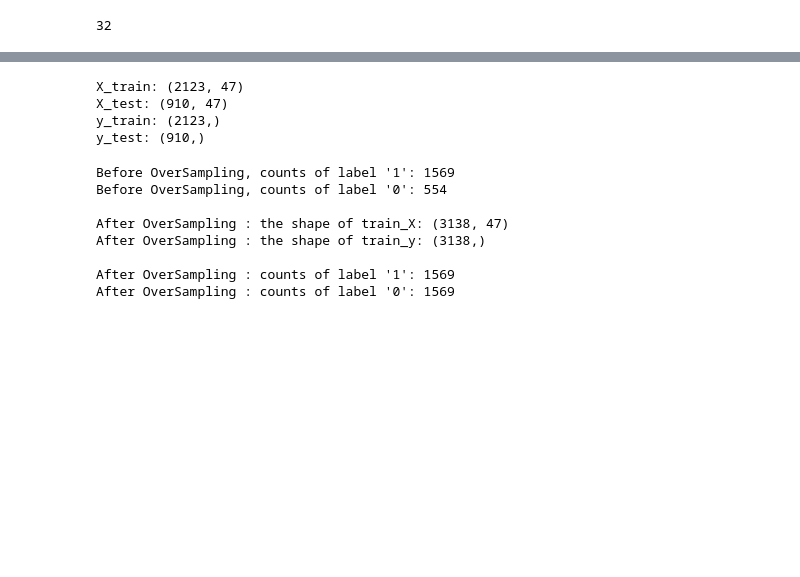
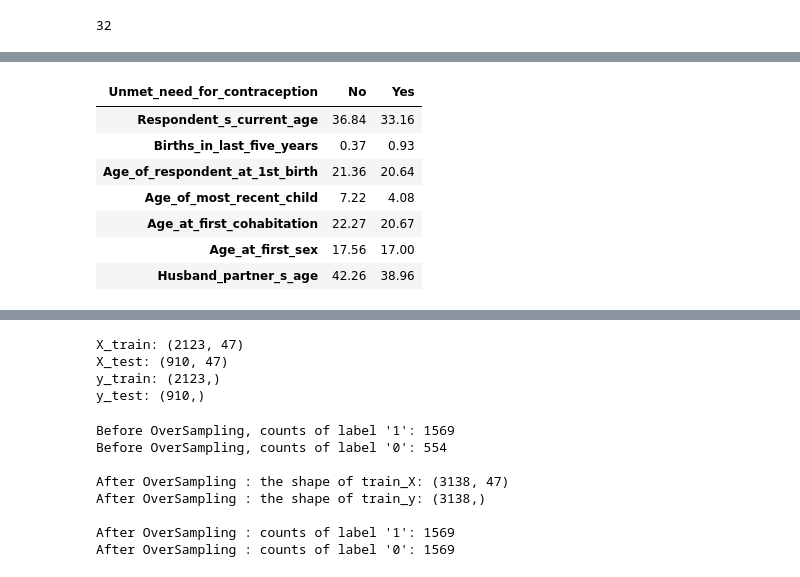
Before and after one commit to MMasson1988/Capstone-s-Project, a Jupyter notebook: Contraceptive_Project_Test.ipynb, the cells around one changed output, grey strips where cells are left out. Cells and saved outputs as stored; diff of their text form; code cells hidden in the pictures; blank space fills up the shorter version.

```diff
--- a/Contraceptive_Project_Test.ipynb
+++ b/Contraceptive_Project_Test.ipynb
@@ -1019,6 +1040,18 @@ dfliste=['Respondent_s_current_age',
            'Unmet_need_for_contraception']
 # %%
 df=df[dfliste]
+# %%
+# Find the average values of all the columns for employee left or stayed
+df.groupby('Unmet_need_for_contraception').mean().T
+# %% [output]
+| Unmet_need_for_contraception | No | Yes |
+| Respondent_s_current_age | 36.84 | 33.16 |
+| Births_in_last_five_years | 0.37 | 0.93 |
+| Age_of_respondent_at_1st_birth | 21.36 | 20.64 |
+| Age_of_most_recent_child | 7.22 | 4.08 |
+| Age_at_first_cohabitation | 22.27 | 20.67 |
+| Age_at_first_sex | 17.56 | 17.00 |
+| Husband_partner_s_age | 42.26 | 38.96 |
 # %%
 df.head()
 # %% [output]
```
Also changed, not shown: parts of 27 cells of this notebook.
